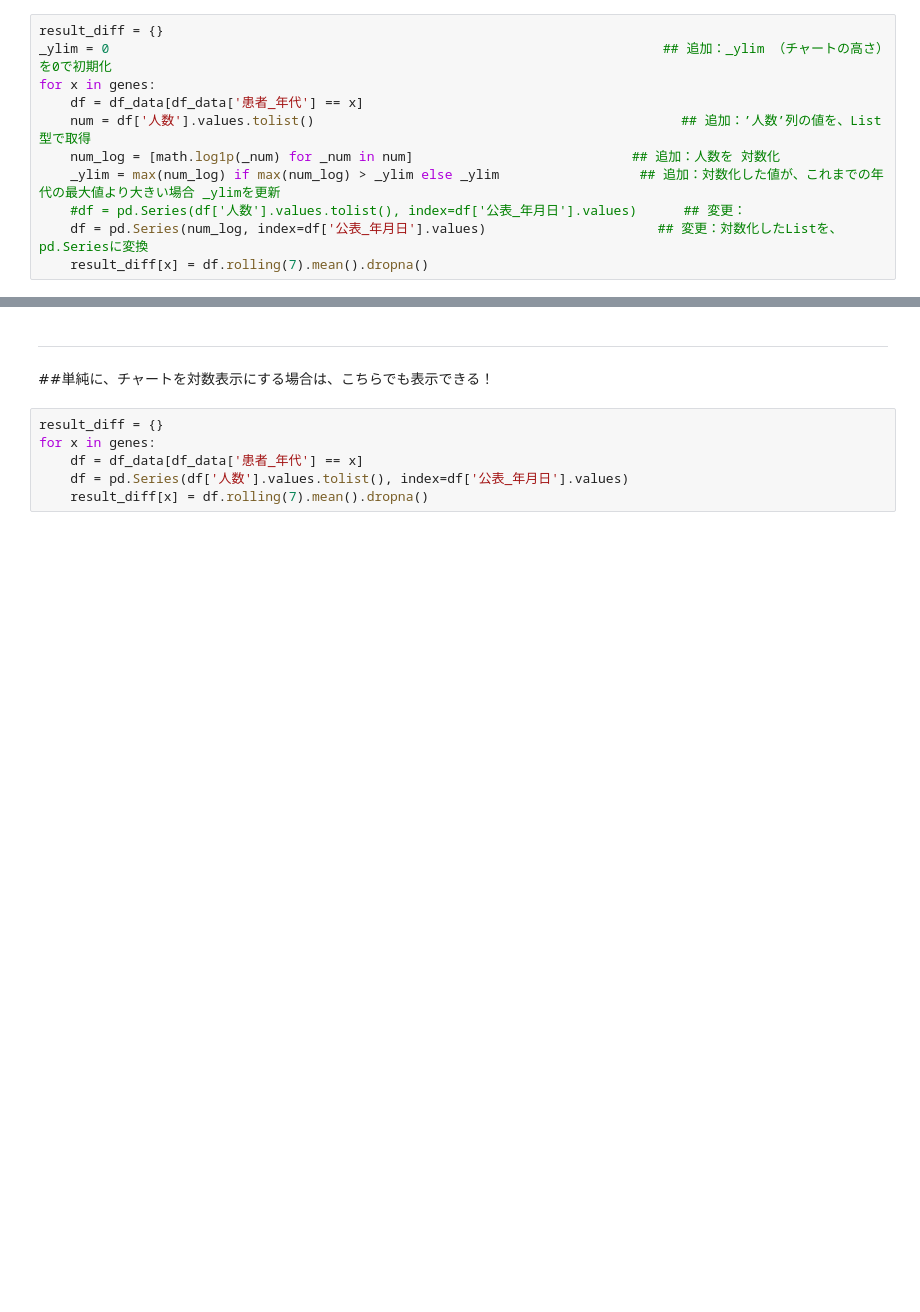
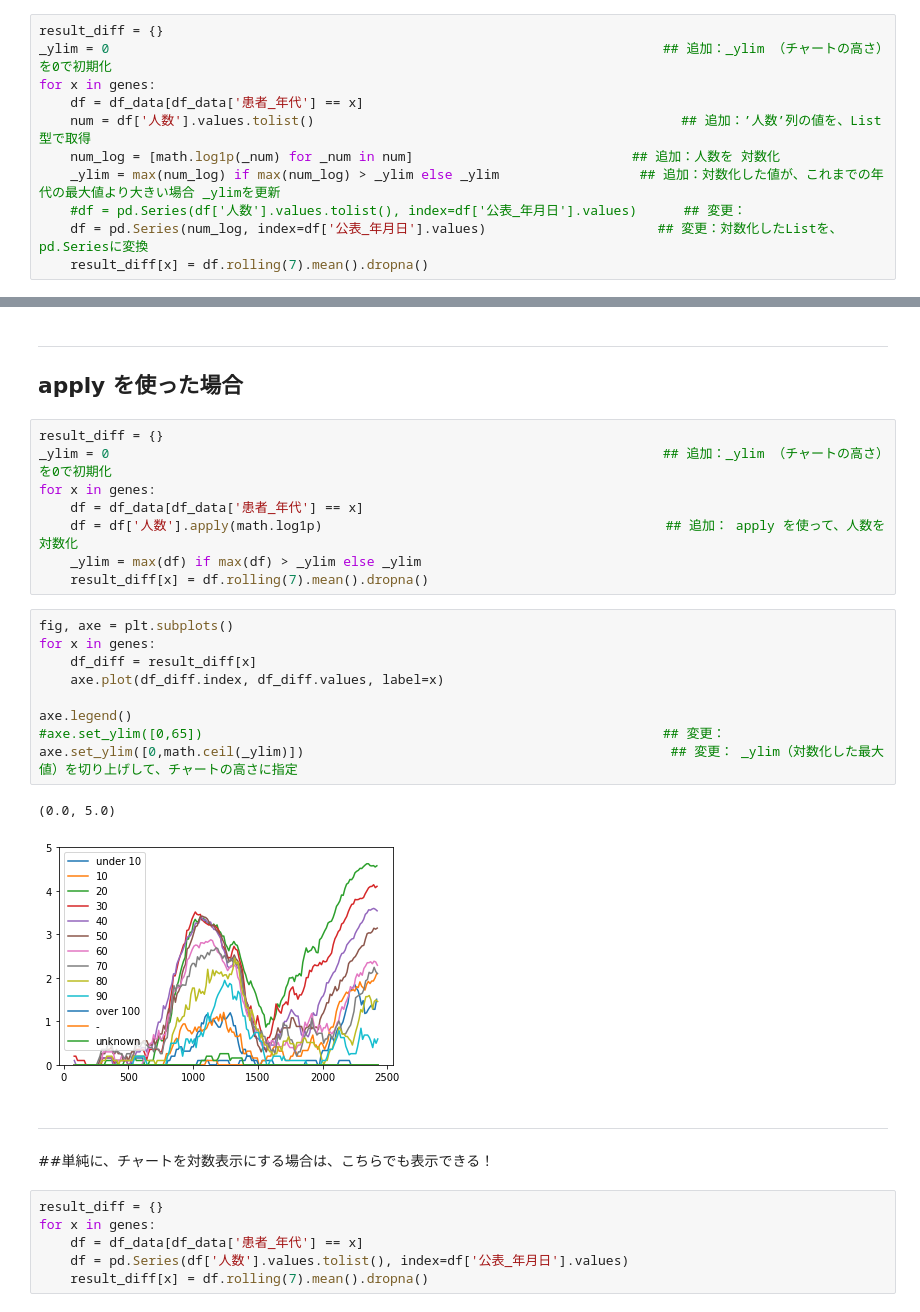
Before and after one commit to takky0330/MAIMAI, a Jupyter notebook: stopcovid19_metro.ipynb, the cells around one changed output, grey strips where cells are left out. Cells and saved outputs as stored; diff of their text form; blank space fills up the shorter version.

```diff
--- a/stopcovid19_metro.ipynb
+++ b/stopcovid19_metro.ipynb
@@ -147,3 +144,26 @@ axe.set_ylim([0,math.ceil(_ylim)])
+# %% [markdown]
+---
+## apply を使った場合
+# %%
+result_diff = {}
+_ylim = 0                                                                       ## 追加：_ylim （チャートの高さ）を0で初期化
+for x in genes:
+    df = df_data[df_data['患者_年代'] == x]
+    df = df['人数'].apply(math.log1p)                                            ## 追加： apply を使って、人数を 対数化
+    _ylim = max(df) if max(df) > _ylim else _ylim
+    result_diff[x] = df.rolling(7).mean().dropna()
+# %%
+fig, axe = plt.subplots()
+for x in genes:
+    df_diff = result_diff[x]
+    axe.plot(df_diff.index, df_diff.values, label=x)
+
+axe.legend()
+#axe.set_ylim([0,65])                                                           ## 変更：
+axe.set_ylim([0,math.ceil(_ylim)])                                               ## 変更： _ylim（対数化した最大値）を切り上げして、チャートの高さに指定
+# %% [output]
+(0.0, 5.0)
+[figure, added]
 # %% [markdown]
 
 
```
Also changed, not shown: parts of 6 cells of this notebook.
